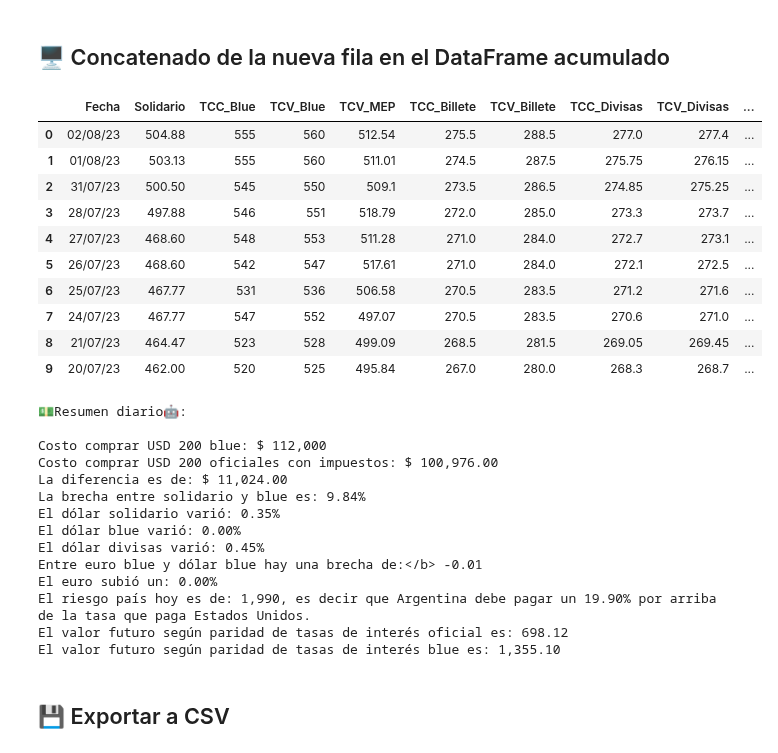
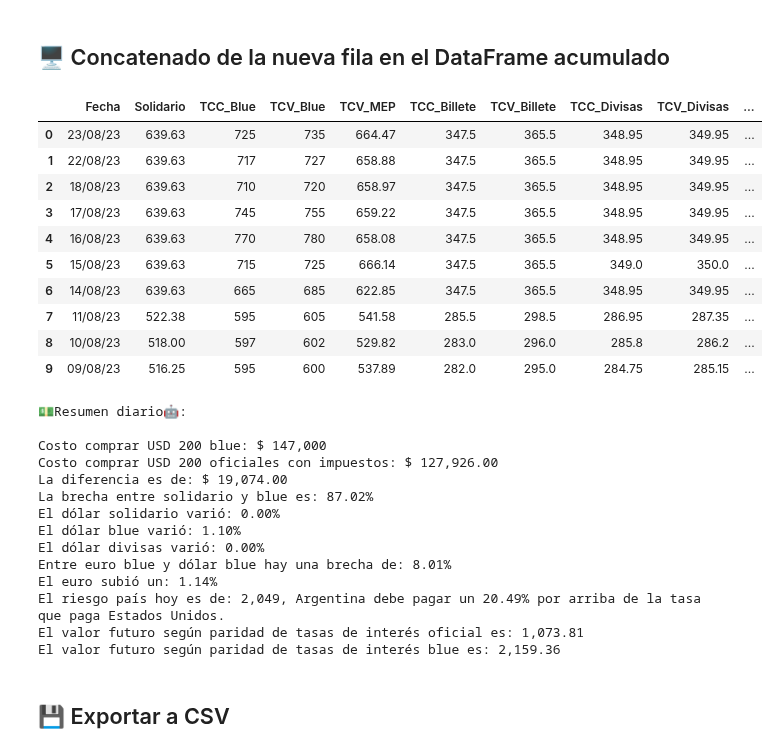
Before and after one commit to mauroemartinez/RPA-exchange-rate-scrapping-automatic-mailing, a Jupyter notebook: RPA_Tipos_de_Cambio_Mailing.ipynb, the cells around one changed output. Saved outputs shown, nothing was run; the diff lists cells and outputs as text; code cells hidden in the pictures.

```diff
--- a/RPA_Tipos_de_Cambio_Mailing.ipynb
+++ b/RPA_Tipos_de_Cambio_Mailing.ipynb
@@ -379,60 +379,60 @@ planilla = df.head(10).style.format(
      "TCC_Euro": "{:.0f}",
      "TCV_Euro": "{:.0f}",
      "riesgo_pais": "{:.0f}",
      "fed_tea":"{:.2f}",
      "bcra_tea":"{:.2f}",
      "TCV MEP / TCV Billete": "{:.2%}",
      "Solidario / TCV Blue": "{:.2%}",
      "TCV MEP / TCV_Blue": "{:.2%}",
      "Variación TCV Blue": "{:.2%}",
      "Variación TCV Euro": "{:.2%}",
      "TCV Euro / TCC Blue %": "{:.2%}"
      }
 )
 
 display(planilla)
 
 print(f"""
 💵Resumen diario🤖:
 
 Costo comprar USD 200 blue: $ {(float(df["TCV_Blue"].iloc[0] * 200)):,.0f}
 Costo comprar USD 200 oficiales con impuestos: $ {(float(df["Solidario"].iloc[0] * 200)):,.2f}
 La diferencia es de: $ {(float(df["TCV_Blue"].iloc[0] * 200 - df["Solidario"].iloc[0] * 200)):,.2f}
-La brecha entre solidario y blue es: {float((1 - df["Solidario"].iloc[0] / df["TCV_Blue"].iloc[0]) * 100):.2f}%
+La brecha entre solidario y blue es: {float((df["Solidario"].iloc[0] / df["TCV_Blue"].iloc[0]) * 100):.2f}%
 El dólar solidario varió: {float(((df["Solidario"].iloc[0] / df["Solidario"].iloc[1] - 1) * 100)):.2f}%
 El dólar blue varió: {float(((df["TCV_Blue"].iloc[0] / df["TCV_Blue"].iloc[1] - 1) * 100)):.2f}%
 El dólar divisas varió: {float(((df["TCV_Divisas"].iloc[0] / df["TCV_Divisas"].iloc[1] - 1) * 100)):.2f}%
-Entre euro blue y dólar blue hay una brecha de:</b> {df["TCV_Blue"].iloc[0] / float((1 - df["TCV_Euro"].iloc[0]) * 100):.2f}
+Entre euro blue y dólar blue hay una brecha de: {(1-df["TCV_Blue"].iloc[0]/df["TCV_Euro"].iloc[0])*100:.2f}%
 El euro subió un: {float(((df["TCV_Euro"].iloc[0] / df["TCV_Euro"].iloc[1] - 1) * 100)):.2f}%
-El riesgo país hoy es de: {(float(df["riesgo_pais"].iloc[0])):,.0f}, es decir que Argentina debe pagar un {(float(df["riesgo_pais"].iloc[0] / 100)):.2f}% por arriba de la tasa que paga Estados Unidos.
+El riesgo país hoy es de: {(float(df["riesgo_pais"].iloc[0])):,.0f}, Argentina debe pagar un {(float(df["riesgo_pais"].iloc[0] / 100)):.2f}% por arriba de la tasa que paga Estados Unidos.
 El valor futuro según paridad de tasas de interés oficial es: {fwd_oficial:,.2f}
 El valor futuro según paridad de tasas de interés blue es: {fwd_blue:,.2f}""")
 # %% [output]
 |  | Fecha | Solidario | TCC_Blue | TCV_Blue | TCV_MEP | TCC_Billete | TCV_Billete | TCC_Divisas | TCV_Divisas | ... |
-| 0 | 02/08/23 | 504.88 | 555 | 560 | 512.54 | 275.5 | 288.5 | 277.0 | 277.4 | ... |
-| 1 | 01/08/23 | 503.13 | 555 | 560 | 511.01 | 274.5 | 287.5 | 275.75 | 276.15 | ... |
-| 2 | 31/07/23 | 500.50 | 545 | 550 | 509.1 | 273.5 | 286.5 | 274.85 | 275.25 | ... |
-| 3 | 28/07/23 | 497.88 | 546 | 551 | 518.79 | 272.0 | 285.0 | 273.3 | 273.7 | ... |
-| 4 | 27/07/23 | 468.60 | 548 | 553 | 511.28 | 271.0 | 284.0 | 272.7 | 273.1 | ... |
-| 5 | 26/07/23 | 468.60 | 542 | 547 | 517.61 | 271.0 | 284.0 | 272.1 | 272.5 | ... |
-| 6 | 25/07/23 | 467.77 | 531 | 536 | 506.58 | 270.5 | 283.5 | 271.2 | 271.6 | ... |
-| 7 | 24/07/23 | 467.77 | 547 | 552 | 497.07 | 270.5 | 283.5 | 270.6 | 271.0 | ... |
-| 8 | 21/07/23 | 464.47 | 523 | 528 | 499.09 | 268.5 | 281.5 | 269.05 | 269.45 | ... |
-| 9 | 20/07/23 | 462.00 | 520 | 525 | 495.84 | 267.0 | 280.0 | 268.3 | 268.7 | ... |
+| 0 | 23/08/23 | 639.63 | 725 | 735 | 664.47 | 347.5 | 365.5 | 348.95 | 349.95 | ... |
+| 1 | 22/08/23 | 639.63 | 717 | 727 | 658.88 | 347.5 | 365.5 | 348.95 | 349.95 | ... |
+| 2 | 18/08/23 | 639.63 | 710 | 720 | 658.97 | 347.5 | 365.5 | 348.95 | 349.95 | ... |
+| 3 | 17/08/23 | 639.63 | 745 | 755 | 659.22 | 347.5 | 365.5 | 348.95 | 349.95 | ... |
+| 4 | 16/08/23 | 639.63 | 770 | 780 | 658.08 | 347.5 | 365.5 | 348.95 | 349.95 | ... |
+| 5 | 15/08/23 | 639.63 | 715 | 725 | 666.14 | 347.5 | 365.5 | 349.0 | 350.0 | ... |
+| 6 | 14/08/23 | 639.63 | 665 | 685 | 622.85 | 347.5 | 365.5 | 348.95 | 349.95 | ... |
+| 7 | 11/08/23 | 522.38 | 595 | 605 | 541.58 | 285.5 | 298.5 | 286.95 | 287.35 | ... |
+| 8 | 10/08/23 | 518.00 | 597 | 602 | 529.82 | 283.0 | 296.0 | 285.8 | 286.2 | ... |
+| 9 | 09/08/23 | 516.25 | 595 | 600 | 537.89 | 282.0 | 295.0 | 284.75 | 285.15 | ... |
 💵Resumen diario🤖:
 
-Costo comprar USD 200 blue: $ 112,000
-Costo comprar USD 200 oficiales con impuestos: $ 100,976.00
-La diferencia es de: $ 11,024.00
-La brecha entre solidario y blue es: 9.84%
-El dólar solidario varió: 0.35%
-El dólar blue varió: 0.00%
-El dólar divisas varió: 0.45%
-Entre euro blue y dólar blue hay una brecha de:</b> -0.01
-El euro subió un: 0.00%
-El riesgo país hoy es de: 1,990, es decir que Argentina debe pagar un 19.90% por arriba de la tasa que paga Estados Unidos.
-El valor futuro según paridad de tasas de interés oficial es: 698.12
-El valor futuro según paridad de tasas de interés blue es: 1,355.10
+Costo comprar USD 200 blue: $ 147,000
+Costo comprar USD 200 oficiales con impuestos: $ 127,926.00
+La diferencia es de: $ 19,074.00
+La brecha entre solidario y blue es: 87.02%
+El dólar solidario varió: 0.00%
+El dólar blue varió: 1.10%
+El dólar divisas varió: 0.00%
+Entre euro blue y dólar blue hay una brecha de: 8.01%
+El euro subió un: 1.14%
+El riesgo país hoy es de: 2,049, Argentina debe pagar un 20.49% por arriba de la tasa que paga Estados Unidos.
+El valor futuro según paridad de tasas de interés oficial es: 1,073.81
+El valor futuro según paridad de tasas de interés blue es: 2,159.36
 # %% [markdown]
 ## 💾 Exportar a CSV
 # %%
```
Also changed, not shown: parts of 10 cells of this notebook.
